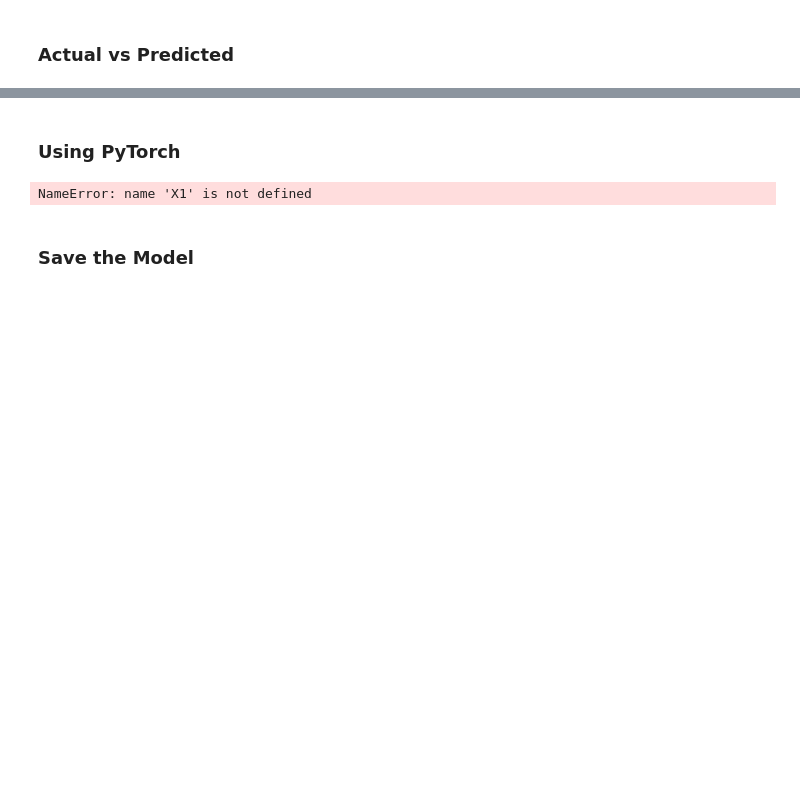
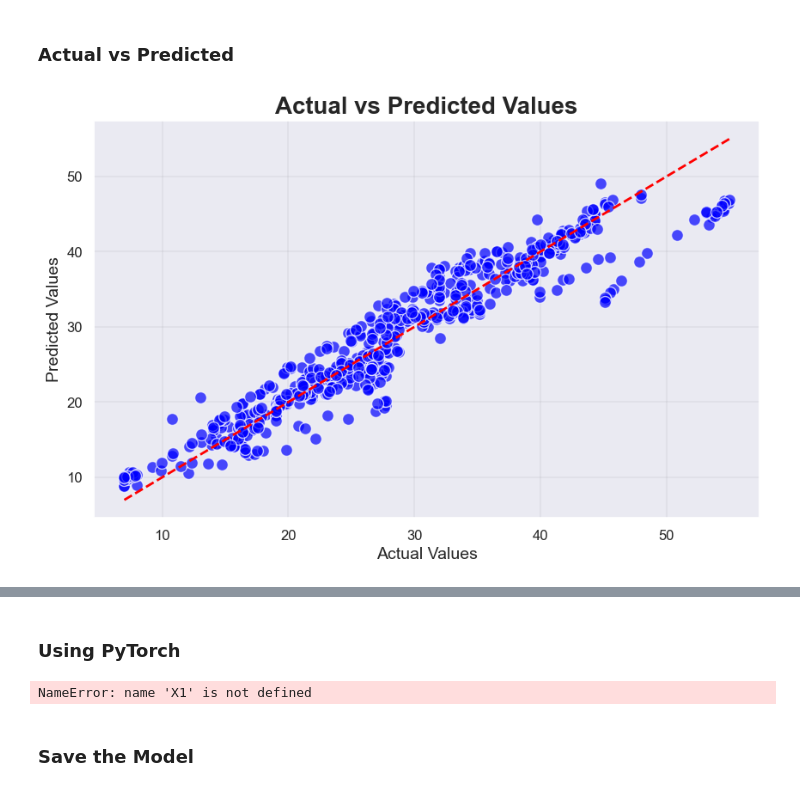
Before and after one commit to Samaresh-16/Parkinson_deepLearning, a Jupyter notebook: Codes/UPDRS.ipynb, the cells around one changed output, grey strips where cells are left out. Drawn from its saved outputs; the diff is of its cells as text; code cells hidden in the pictures; blank space fills up the shorter version.

Commit message:
More Plots Added

```diff
--- a/Codes/UPDRS.ipynb
+++ b/Codes/UPDRS.ipynb
@@ -349,20 +359,33 @@ plt.show()
 <h3><b>Actual vs Predicted
 # %%
 import matplotlib.pyplot as plt
+import seaborn as sns
+
+# Set a theme
+sns.set_theme()
 
 # Create a new figure
 plt.figure(figsize=(10, 6))
 
 # Create a scatter plot of the actual vs predicted values
-plt.scatter(targets_test_np, outputs_test_np, color='blue')
+plt.scatter(targets_test_np, outputs_test_np, color='blue', edgecolor='white', s=100, alpha=0.7)
 
 # Add a line for perfect correlation
 plt.plot([targets_test_np.min(), targets_test_np.max()], [targets_test_np.min(), targets_test_np.max()], 'k--', lw=2, color='red')
 
 # Add title and labels for the axes
-plt.title('Actual vs Predicted Values')
-plt.xlabel('Actual Values')
-plt.ylabel('Predicted Values')
+plt.title('Actual vs Predicted Values', fontsize=20, fontweight='bold')
+plt.xlabel('Actual Values', fontsize=14)
+plt.ylabel('Predicted Values', fontsize=14)
+
+# Increase tick size
+plt.xticks(fontsize=12)
+plt.yticks(fontsize=12)
+
+# Add grid
+plt.grid(color='grey', linestyle='-', linewidth=0.25, alpha=0.5)
 
 # Show the plot
 plt.show()
+# %% [output]
+[figure, added]
```
Also changed, not shown: parts of 7 cells of this notebook, 3 other files.
